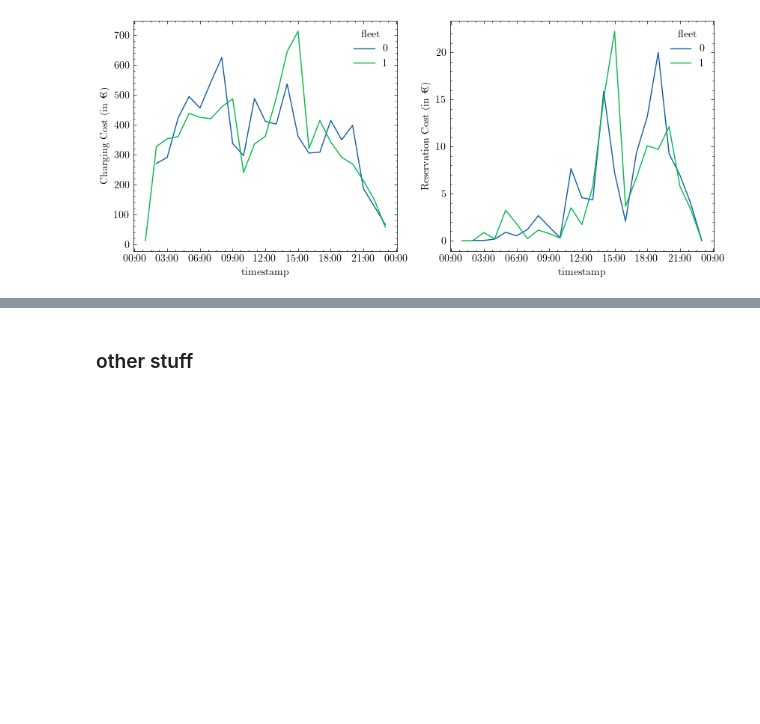
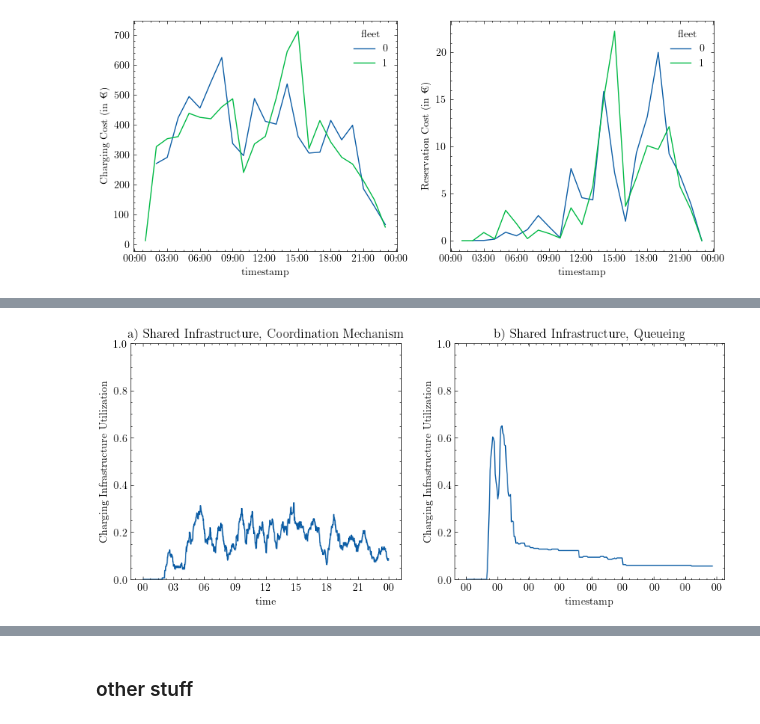
Before and after one commit to IS3UniCologne/urban-mobility-simulation, a Jupyter notebook: resources/scripts/simulation_analysis/shared_charging.ipynb, the cells around one changed output, grey strips where cells are left out. Saved outputs shown, nothing was run; the diff lists cells and outputs as text; code cells hidden in the pictures; blank space fills up the shorter version.

```diff
--- a/resources/scripts/simulation_analysis/shared_charging.ipynb
+++ b/resources/scripts/simulation_analysis/shared_charging.ipynb
@@ -595,0 +626,20 @@ for a in ax:
+# %%
+# compare to our scenario
+benchmark_no_coordination['time'] = pd.to_datetime(benchmark_no_coordination['timestamp'].apply(SimulationTimeConverter.as_time), format="%H:%M:%S")
+
+fig, ax = plt.subplots(1,2, figsize=(10,4))
+
+sns.lineplot(data=charging_station_tracking, x='time', y='system_wide_utilization', ax=ax[0])
+ax[0].set_ylabel('Charging Infrastructure Utilization')
+ax[0].set_title('a) Shared Infrastructure, Coordination Mechanism')
+
+sns.lineplot(data=benchmark_no_coordination, x='timestamp', y='charging_utilization', ax=ax[1])
+ax[1].set_ylabel('Charging Infrastructure Utilization')
+ax[1].set_title('b) Shared Infrastructure, Queueing')
+
+for a in ax:
+    a.set_ylim(0, 1.0)
+    a.xaxis.set_major_locator(mdates.AutoDateLocator(maxticks=12))
+    a.xaxis.set_major_formatter(mdates.DateFormatter('%H'))
+# %% [output]
+[figure, added]
```
Also changed, not shown: parts of 16 cells of this notebook, 1 other file.
